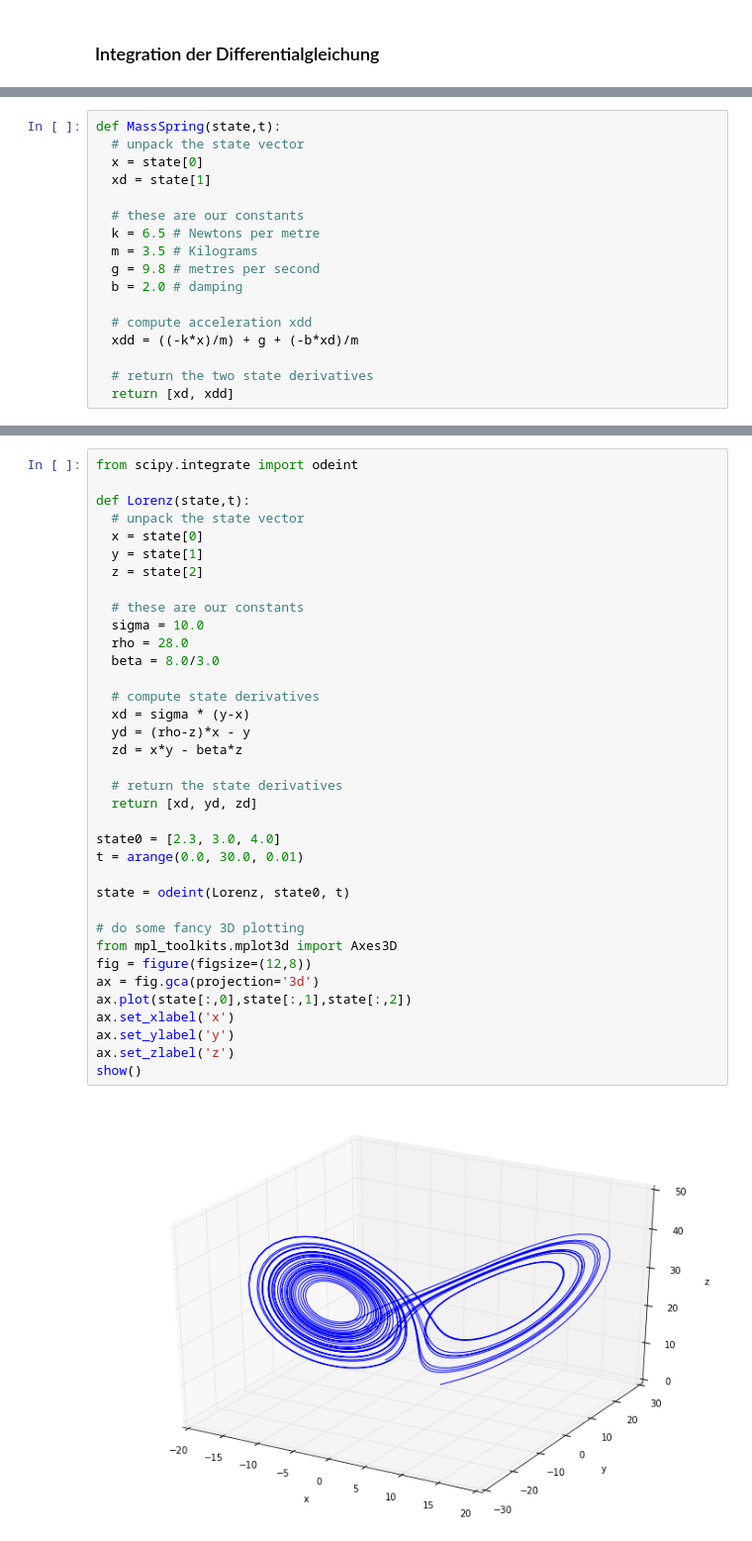
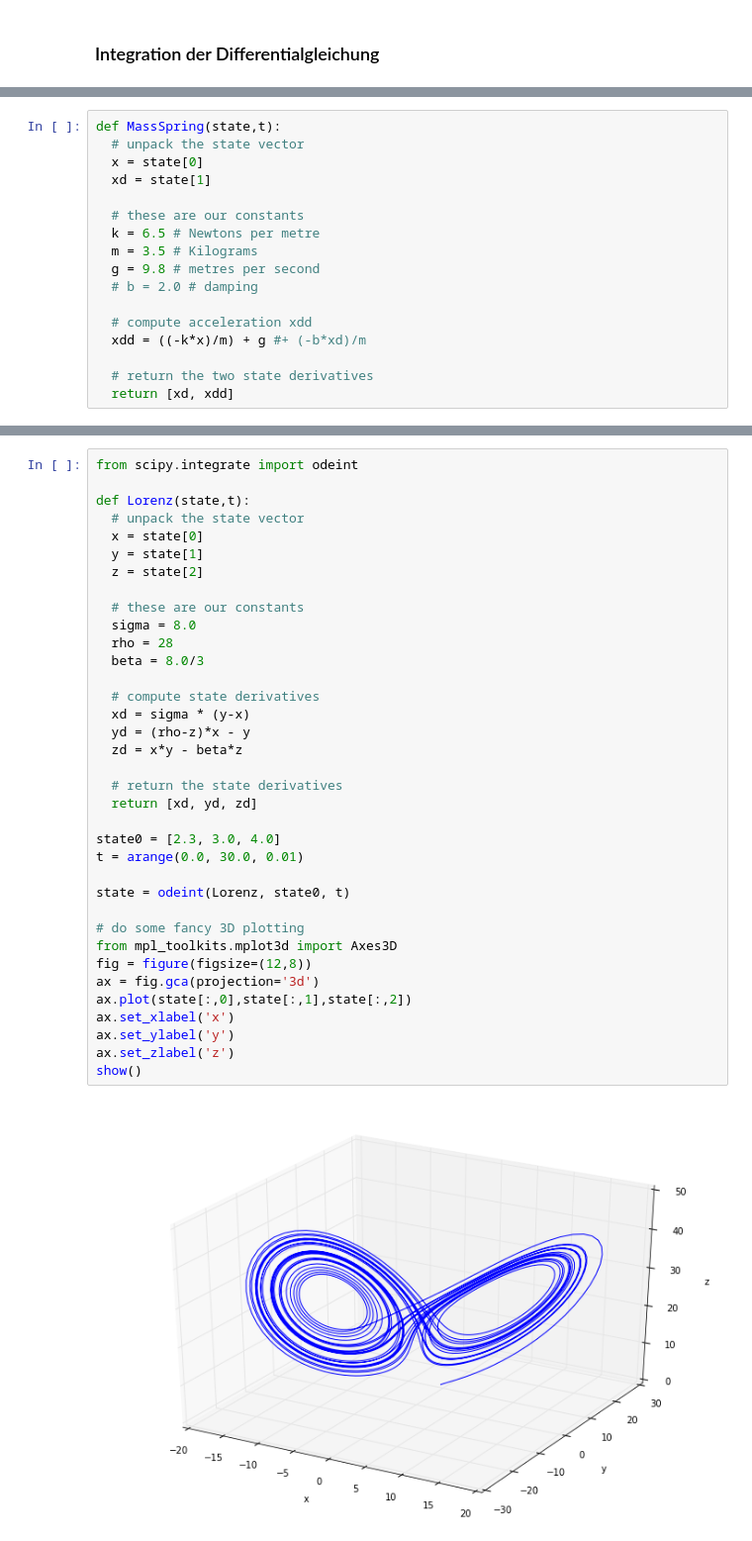
Before and after one commit to mgje/Python-Mathematik-Beispiele, a Jupyter notebook: Python-Notebooks/Modellierung dynamischer Systeme.ipynb, the cells around one changed output, grey strips where cells are left out. Shown at 99% size. Saved outputs shown, nothing was run; the diff lists cells and outputs as text.

```diff
--- a/Python-Notebooks/Modellierung dynamischer Systeme.ipynb
+++ b/Python-Notebooks/Modellierung dynamischer Systeme.ipynb
@@ -60,10 +64,10 @@ def MassSpring(state,t):
   k = 6.5 # Newtons per metre
   m = 3.5 # Kilograms
   g = 9.8 # metres per second
-  b = 2.0 # damping
+  # b = 2.0 # damping
 
   # compute acceleration xdd
-  xdd = ((-k*x)/m) + g + (-b*xd)/m
+  xdd = ((-k*x)/m) + g #+ (-b*xd)/m
 
   # return the two state derivatives
   return [xd, xdd]
@@ -141,34 +152,34 @@ def Lorenz(state,t):
   # unpack the state vector
   x = state[0]
   y = state[1]
   z = state[2]
 
   # these are our constants
-  sigma = 10.0
-  rho = 28.0
-  beta = 8.0/3.0
+  sigma = 8.0
+  rho = 28
+  beta = 8.0/3
 
   # compute state derivatives
   xd = sigma * (y-x)
   yd = (rho-z)*x - y
   zd = x*y - beta*z
 
   # return the state derivatives
   return [xd, yd, zd]
 
 state0 = [2.3, 3.0, 4.0]
 t = arange(0.0, 30.0, 0.01)
 
 state = odeint(Lorenz, state0, t)
 
 # do some fancy 3D plotting
 from mpl_toolkits.mplot3d import Axes3D
 fig = figure(figsize=(12,8))
 ax = fig.gca(projection='3d')
 ax.plot(state[:,0],state[:,1],state[:,2])
 ax.set_xlabel('x')
 ax.set_ylabel('y')
 ax.set_zlabel('z')
 show()
 # %% [output]
-[figure, old version]
+[figure, new version]
```
Also changed, not shown: parts of 17 cells of this notebook, 2 other files.
